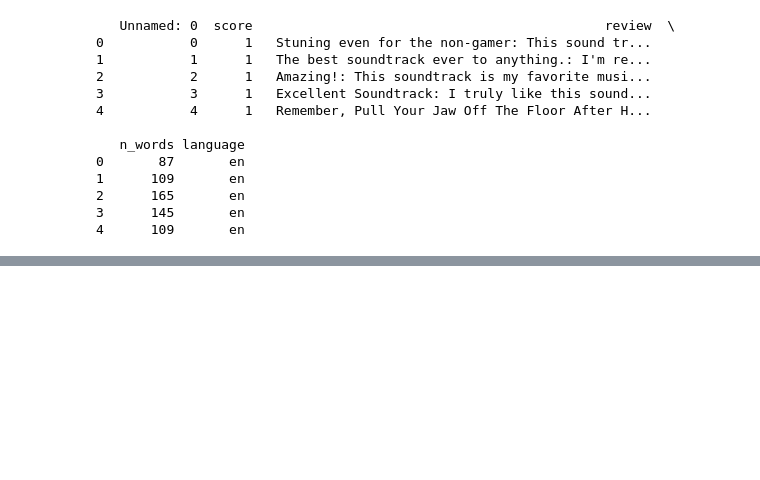
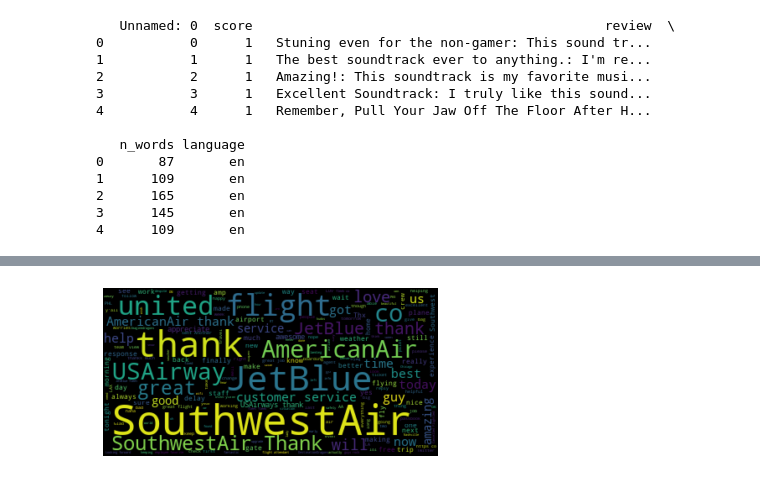
Before and after one commit to DavitGadyan/Machine-Learning-Workings, a Jupyter notebook: NLP-ML/Sentiment Analysis in Python.ipynb, the cells around one changed output, grey strips where cells are left out. Saved outputs shown, nothing was run; the diff lists cells and outputs as text; code cells hidden in the pictures; blank space fills up the shorter version.

```diff
--- a/NLP-ML/Sentiment Analysis in Python.ipynb
+++ b/NLP-ML/Sentiment Analysis in Python.ipynb
@@ -643,0 +661,17 @@ print(reviews.head())
+# %%
+# Import the word cloud function and stop words list
+from wordcloud import WordCloud, STOPWORDS
+
+# Define and update the list of stopwords
+my_stop_words = STOPWORDS.update(['airline', 'airplane'])
+
+# Create and generate a word cloud image
+my_cloud = WordCloud(stopwords=my_stop_words).generate(text_tweet)
+
+# Display the generated wordcloud image
+plt.imshow(my_cloud, interpolation='bilinear')
+plt.axis("off")
+# Don't forget to show the final image
+plt.show()
+# %% [output]
+[figure, added]
```
Also changed, not shown: parts of 25 cells of this notebook.
